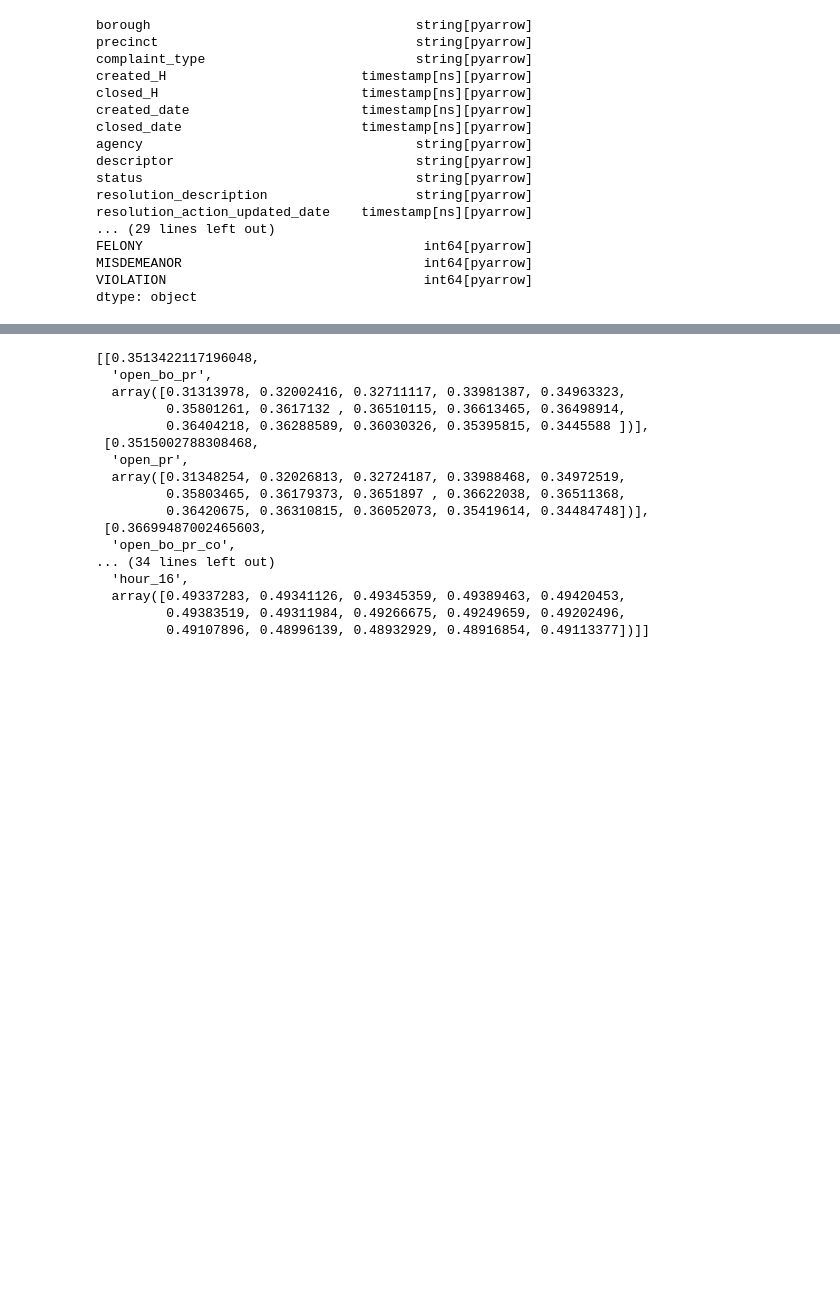
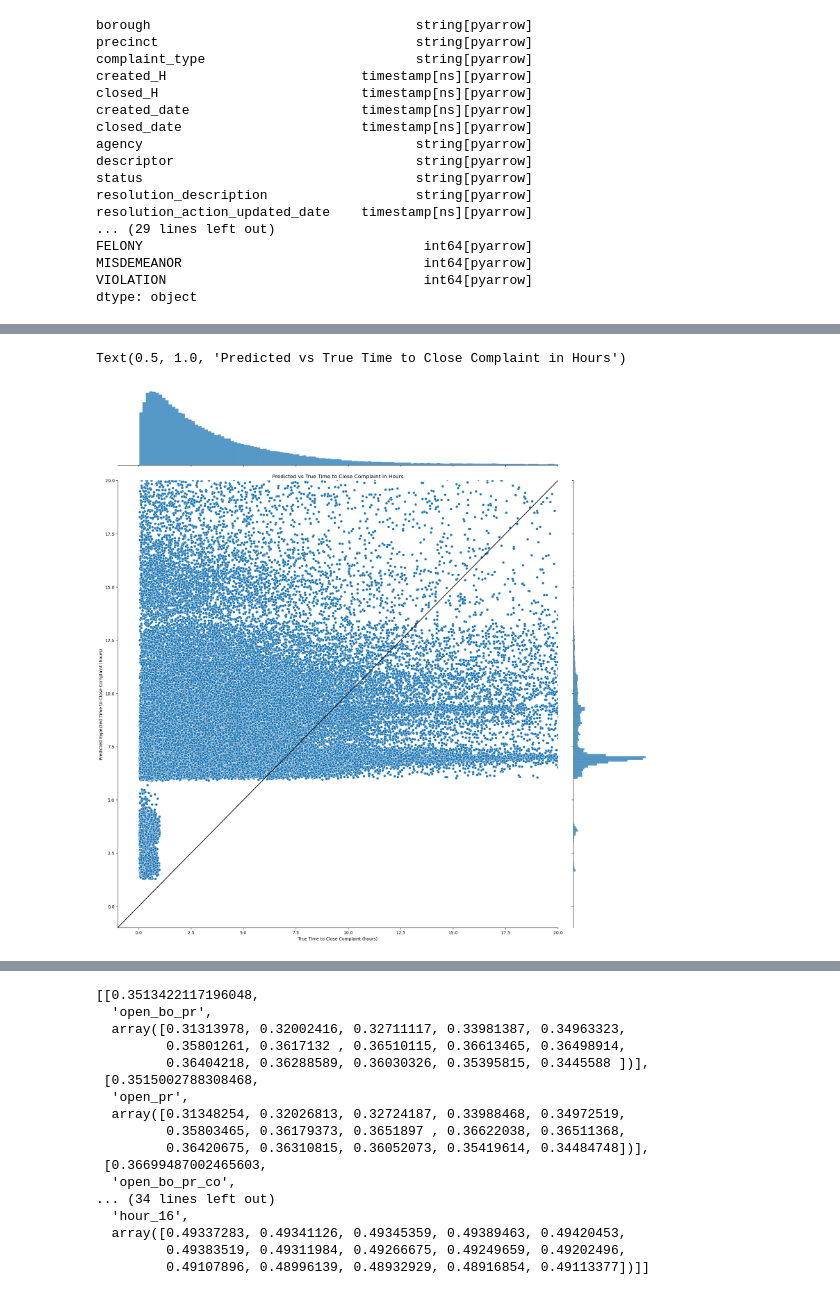
Before and after one commit to jamorr/Capstone, a Jupyter notebook: src/final.ipynb, the cells around one changed output, grey strips where cells are left out. Saved outputs shown, nothing was run; the diff lists cells and outputs as text; code cells hidden in the pictures; blank space fills up the shorter version.

```diff
--- a/src/final.ipynb
+++ b/src/final.ipynb
@@ -327,0 +351,25 @@ predictions = utils.qth_survival_times(0.5, surv[subjects]).T.squeeze()
+# %%
+chunk_size = 8000
+# %%
+def predict_surv_exp_med(sf, X_test, chunk_size):
+
+    pm = pe = None
+    mapper = pd.Series(sf.unique_times_)
+    for i in range(0, X_test.shape[0], chunk_size):
+        surv = sf.predict_survival_function(X_test[i:i+chunk_size], return_array=True)
+
+        subjects = list(range(X_test[i:i+chunk_size].shape[0]))
+        pred_med = utils.qth_survival_times(0.5, surv[subjects].T).T.squeeze()
+        pred_med = pred_med.map(mapper)
+
+        pred_exp = pd.Series(trapezoid(surv, sf.unique_times_))
+        if pe is None:
+            pe = pd.Series(pred_exp, name="expected_htc")
+            pm = pd.Series(pred_med, name="med_htc")
+        else:
+            pe = pd.concat((pe, pred_exp))
+            pm = pd.concat((pm, pred_med))
+
+    return pe, pm
+
+pred_exp, pred_med = predict_surv_exp_med(rsf, X_test, chunk_size)
@@ -328,2 +394,2 @@ predictions = utils.qth_survival_times(0.5, surv[subjects]).T.squeeze()
 # %%
-gt = pd.Series([y[1] for y in y_test], name="Ground Truth")
+gt = pd.Series([y[1] for y in y_test], name="hours_to_complete")
@@ -353,18 +411,25 @@ final_df
+# %%
+final_df = pd.concat([X_test.reset_index(), gt, pred_exp.reset_index(drop=True), pred_med.reset_index(drop=True)], axis=1)
+final_df["expected_htc"] = final_df[0]
+final_df["med_htc"] = final_df[1]
 # %%
 import seaborn as sns
 # Define a color palette for different complaint types
-palette = sns.color_palette("husl", len(tst_sample['complaint_type'].unique()))
+palette = sns.color_palette("husl", len(df['complaint_type'].unique()))
 
 # Create a scatter plot with Seaborn
-jg = sns.jointplot(data=X_test, x='hours_to_complete', y='pred_htc', hue='complaint_type', palette=palette, alpha=0.7)
+jg = sns.jointplot(data=final_df, x='hours_to_complete', y='expected_htc',)
 ax = jg.ax_joint
 # Show the plot
 ax.set_ylim(-1, 20)
 ax.set_xlim(ax.get_ylim())
 plt.plot([-10,100],[-10,100], color='k')
 fig = ax.get_figure()
-fig.set_size_inches((20,12))
+fig.set_size_inches((20,20))
 # ax.legend(bbox_to_anchor=[1,0.55])
 ax.set_xlabel('True Time to Close Complaint (hours)')
 ax.set_ylabel('Predicted Expected Time to Close Complaint (hours)')
 ax.set_title('Predicted vs True Time to Close Complaint in Hours')
+# %% [output]
+Text(0.5, 1.0, 'Predicted vs True Time to Close Complaint in Hours')
+[figure, added]
```
Also changed, not shown: parts of 23 cells of this notebook.
